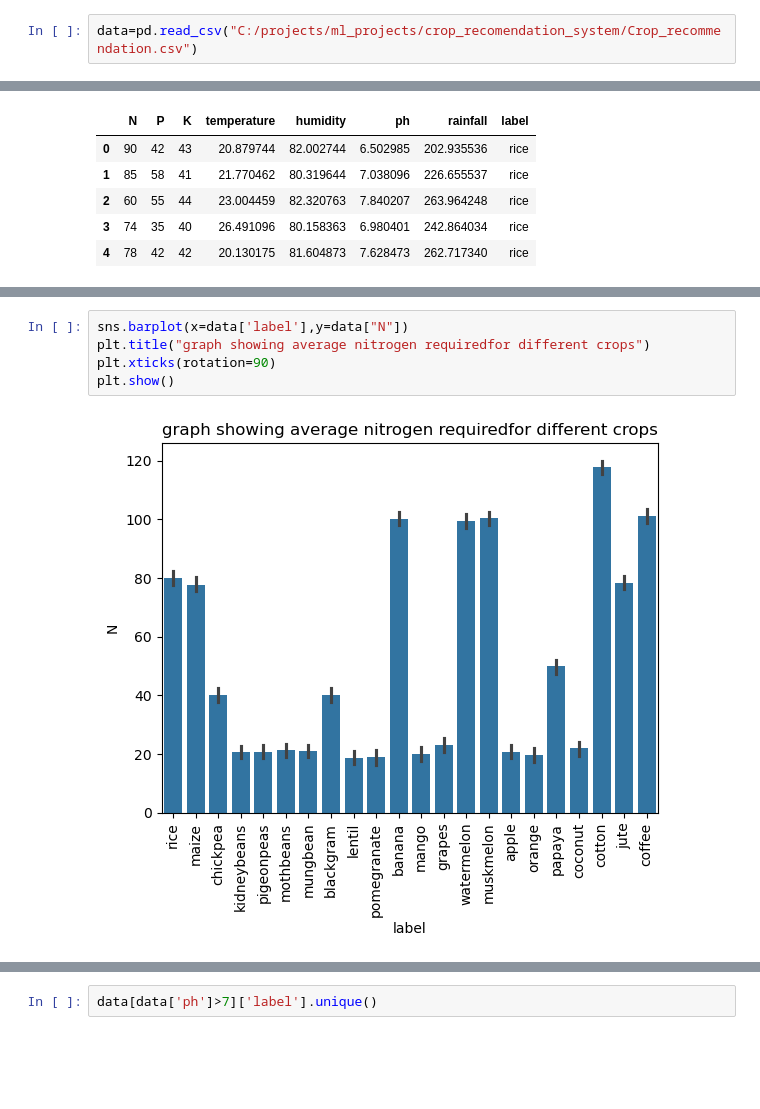
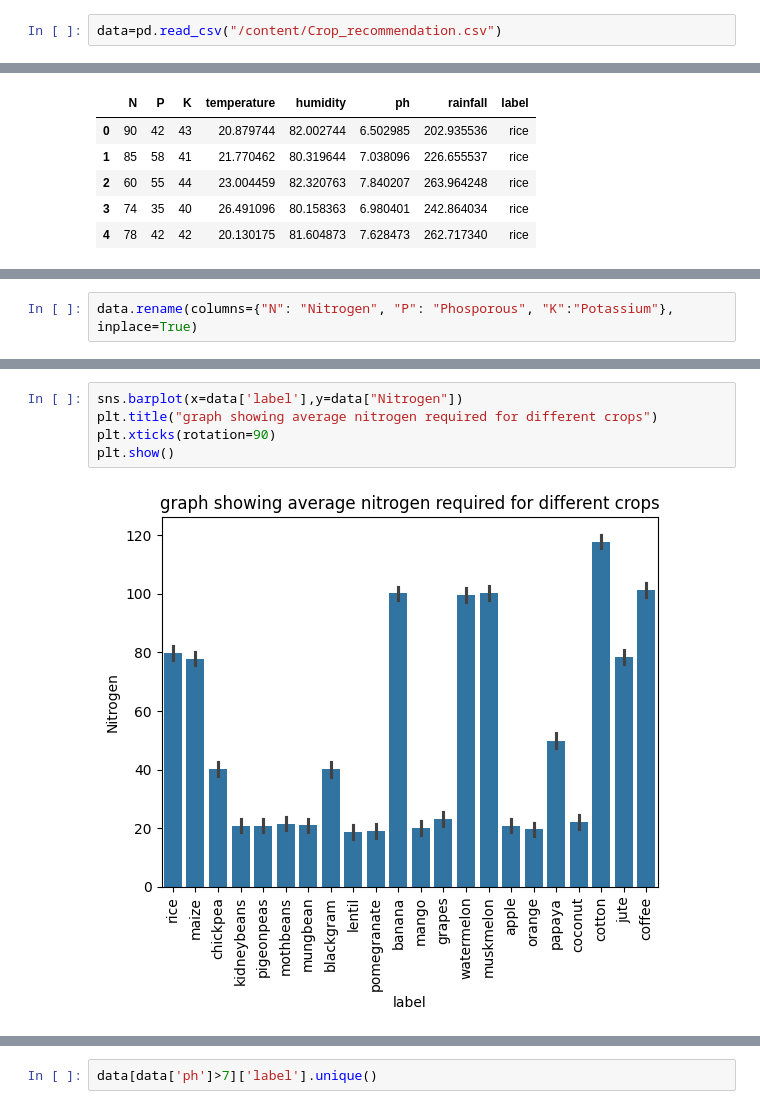
Before and after one commit to dasaradha09/crop_recomendation_system, a Jupyter notebook: crop_recomendation_system.ipynb, the cells around one changed output, grey strips where cells are left out. Saved outputs shown, nothing was run; the diff lists cells and outputs as text; blank space fills up the shorter version.

```diff
--- a/crop_recomendation_system.ipynb
+++ b/crop_recomendation_system.ipynb
@@ -6,7 +8,7 @@ import pandas as pd
 import matplotlib.pyplot as plt
 import seaborn as sns
 # %%
-data=pd.read_csv("C:/projects/ml_projects/crop_recomendation_system/Crop_recommendation.csv")
+data=pd.read_csv("/content/Crop_recommendation.csv")
 # %%
 data.head()
 # %% [output]
@@ -80,0 +84,2 @@ data.shape
+# %%
+data.rename(columns={"N": "Nitrogen", "P": "Phosporous", "K":"Potassium"}, inplace=True)
@@ -101,8 +110,8 @@ Name: count, dtype: int64
 # %%
-sns.barplot(x=data['label'],y=data["N"])
-plt.title("graph showing average nitrogen requiredfor different crops")
+sns.barplot(x=data['label'],y=data["Nitrogen"])
+plt.title("graph showing average nitrogen required for different crops")
 plt.xticks(rotation=90)
 plt.show()
 # %% [output]
-[figure, old version]
+[figure, new version]
 # %%
```
Also changed, not shown: parts of 25 cells of this notebook.
